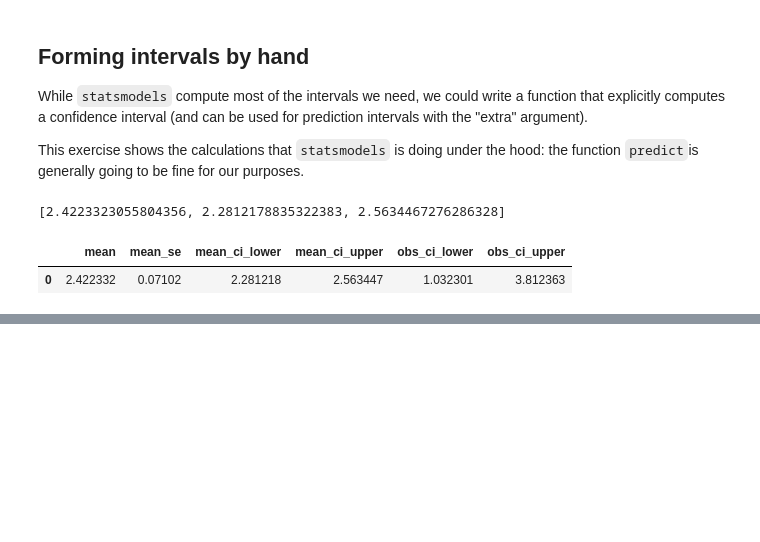
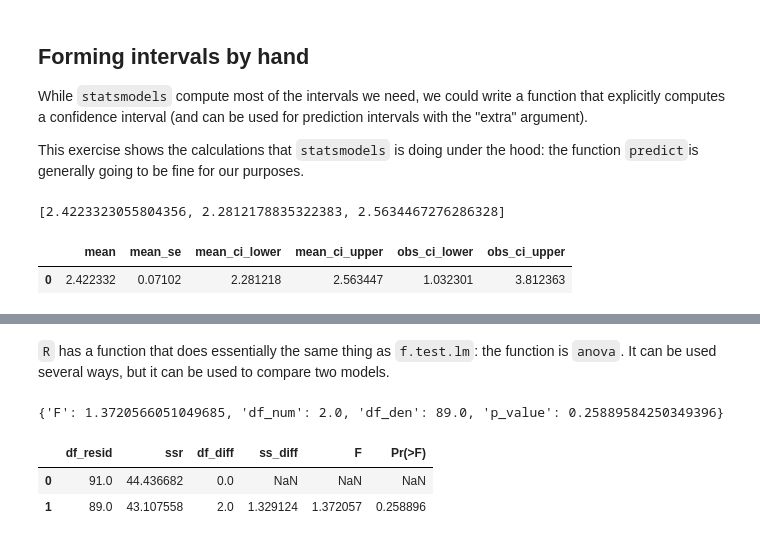
Before and after one commit to antshk/pyStanfordStats191, a Jupyter notebook: 5. Multiple linear regression.ipynb, the cells around one changed output, grey strips where cells are left out. Cells and saved outputs as stored; diff of their text form; code cells hidden in the pictures; blank space fills up the shorter version.

```diff
--- a/5. Multiple linear regression.ipynb
+++ b/5. Multiple linear regression.ipynb
@@ -741,0 +830,16 @@ predictions.summary_frame(alpha=0.05)
+# %% [markdown]
+`R` has a function that does essentially the same thing as `f.test.lm`: the function is `anova`. It can be used several ways, but it can be used to compare two models.
+# %%
+prostate_lm_reduced = smf.ols('lpsa ~ lcavol + lbph + lweight + age + svi', data=prostate).fit()
+print( f_test_lm(prostate_lm_reduced, prostate_lm) )
+# %% [output]
+{'F': 1.3720566051049685, 'df_num': 2.0, 'df_den': 89.0, 'p_value': 0.25889584250349396}
+# %%
+from statsmodels.stats.api import anova_lm
+
+table2 = anova_lm(prostate_lm_reduced, prostate_lm)
+table2
+# %% [output]
+|  | df_resid | ssr | df_diff | ss_diff | F | Pr(>F) |
+| 0 | 91.0 | 44.436682 | 0.0 | NaN | NaN | NaN |
+| 1 | 89.0 | 43.107558 | 2.0 | 1.329124 | 1.372057 | 0.258896 |
```
Also changed, not shown: parts of 30 cells of this notebook.
